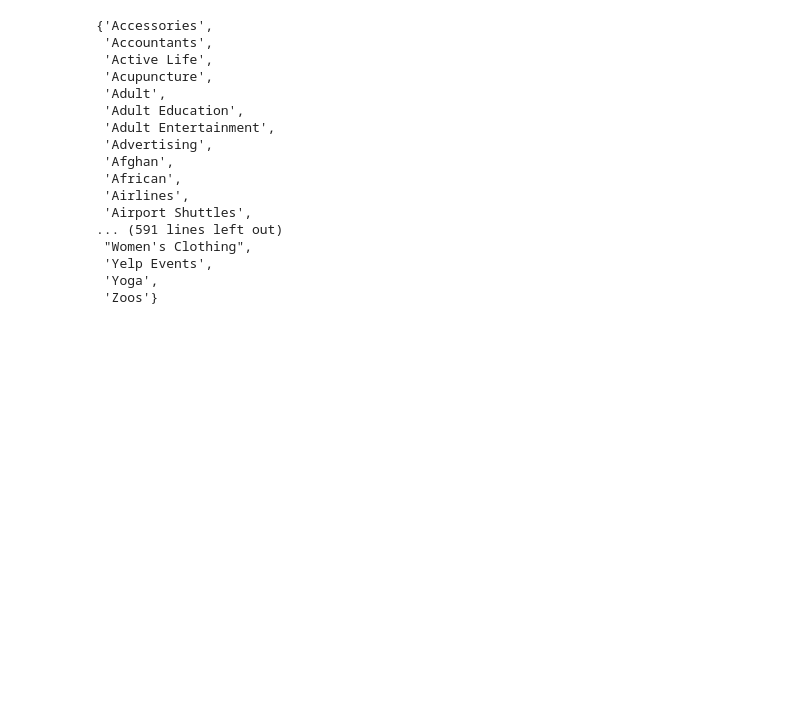
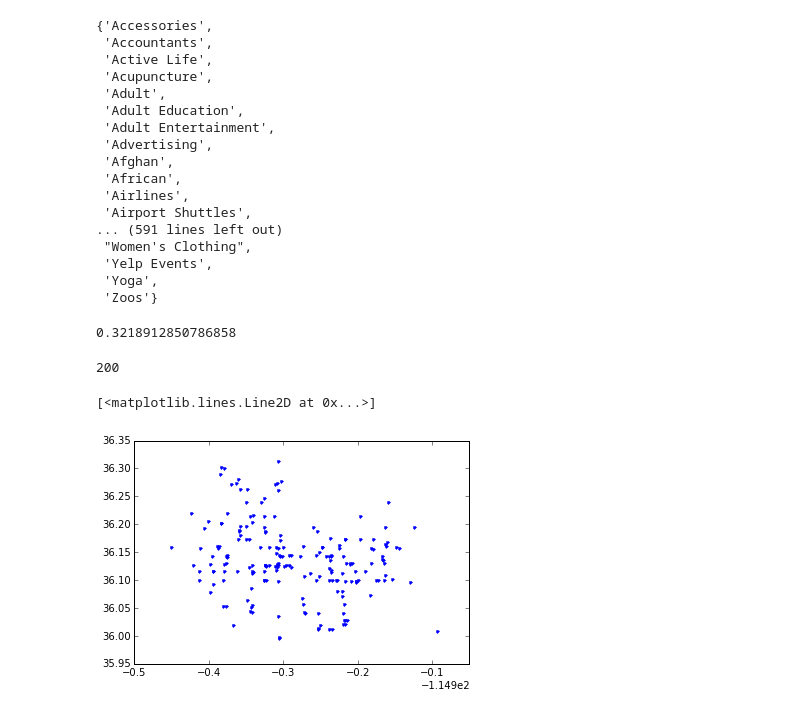
Before and after one commit to drsaltiel/GA_final, a Jupyter notebook: exploration.ipynb, the cells around one changed output. Drawn from its saved outputs; the diff is of its cells as text; code cells hidden in the pictures; blank space fills up the shorter version.

```diff
--- a/exploration.ipynb
+++ b/exploration.ipynb
@@ -354,3 +376,20 @@ set(possible_categories)
  'Yelp Events',
  'Yoga',
  'Zoos'}
+# %%
+category_grocery = LV[['Grocery' in j for i, j in LV['categories'].iteritems()]]
+# %%
+ave_min_distance('Grocery', LV)
+# %% [output]
+0.3218912850786858
+# %%
+len(category_grocery)
+# %% [output]
+200
+# %%
+y_category_businesses = category_grocery['latitude']
+x_category_businesses = category_grocery['longitude']
+plt.plot(x_category_businesses,y_category_businesses, '.')
+# %% [output]
+[<matplotlib.lines.Line2D at 0x...>]
+[figure, added]
```
Also changed, not shown: parts of 14 cells of this notebook.
